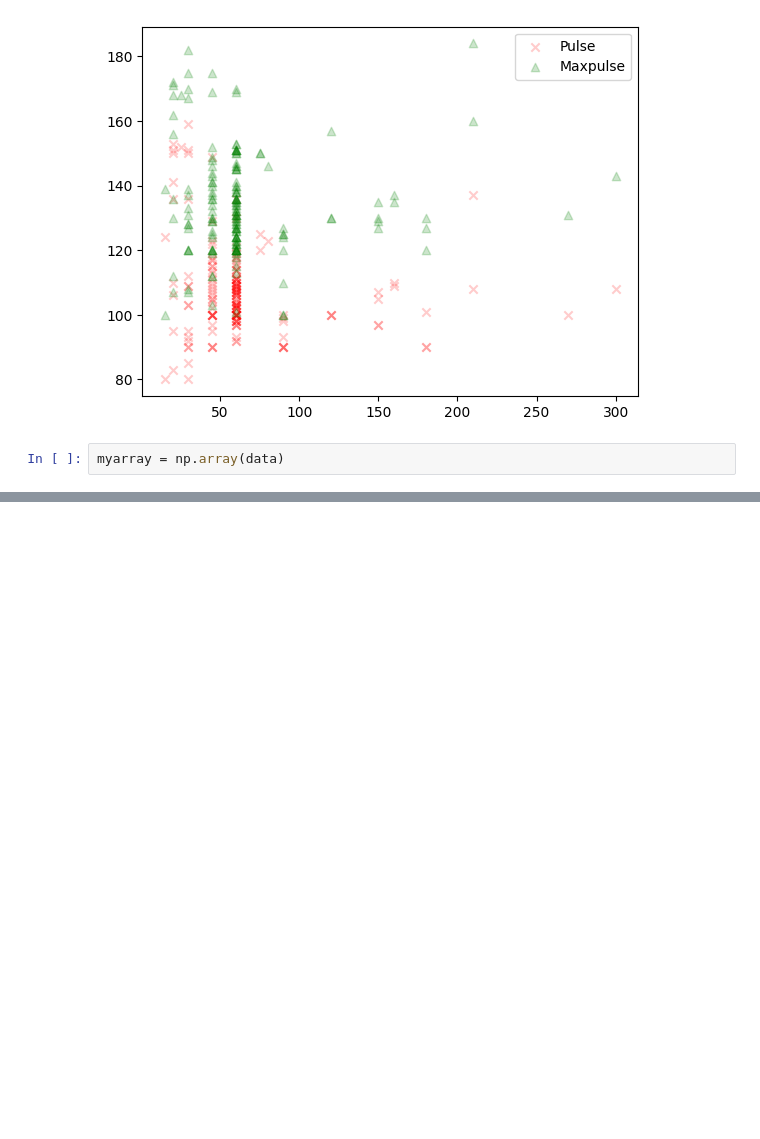
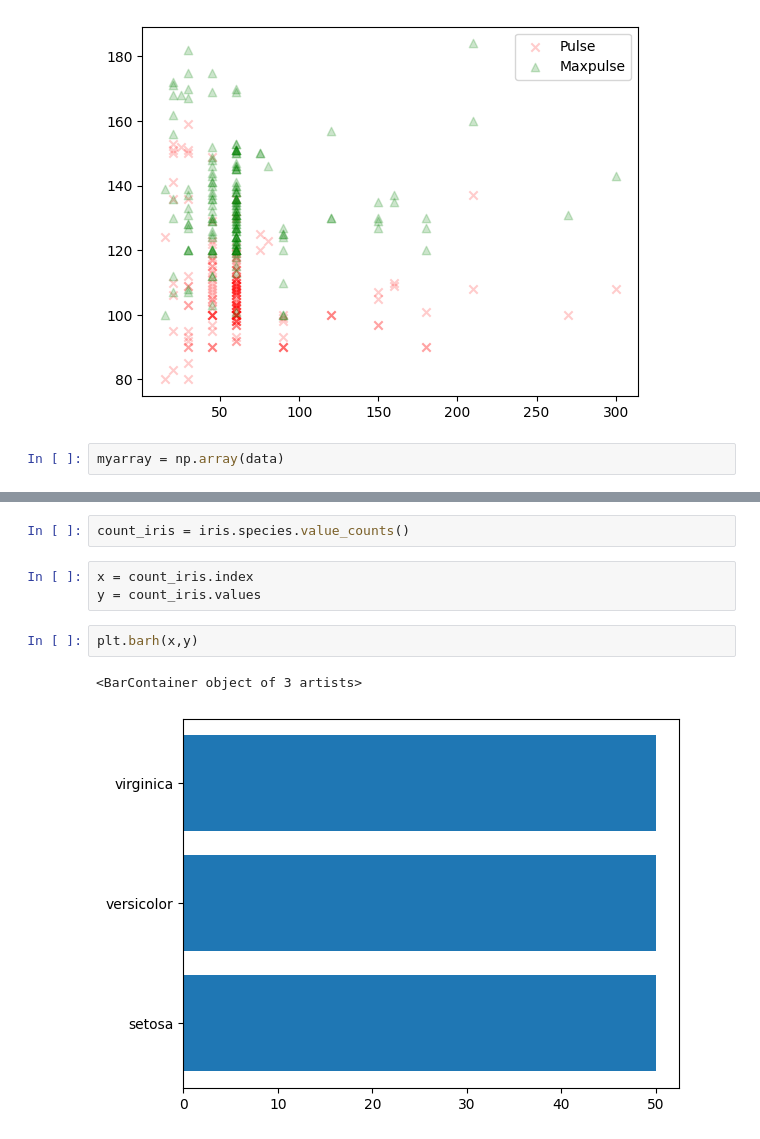
Before and after one commit to memonY49/SMIT-AI-DS-Batch-3, a Jupyter notebook: MatplotPractice.ipynb, the cells around one changed output, grey strips where cells are left out. Drawn from its saved outputs; the diff is of its cells as text; blank space fills up the shorter version.

```diff
--- a/MatplotPractice.ipynb
+++ b/MatplotPractice.ipynb
@@ -94,0 +116,10 @@ array([[  60. ,  110. ,  130. ,  409.1],
+# %%
+count_iris = iris.species.value_counts()
+# %%
+x = count_iris.index
+y = count_iris.values
+# %%
+plt.barh(x,y)
+# %% [output]
+<BarContainer object of 3 artists>
+[figure, added]
```
Also changed, not shown: parts of 18 cells of this notebook, 2 other files.
